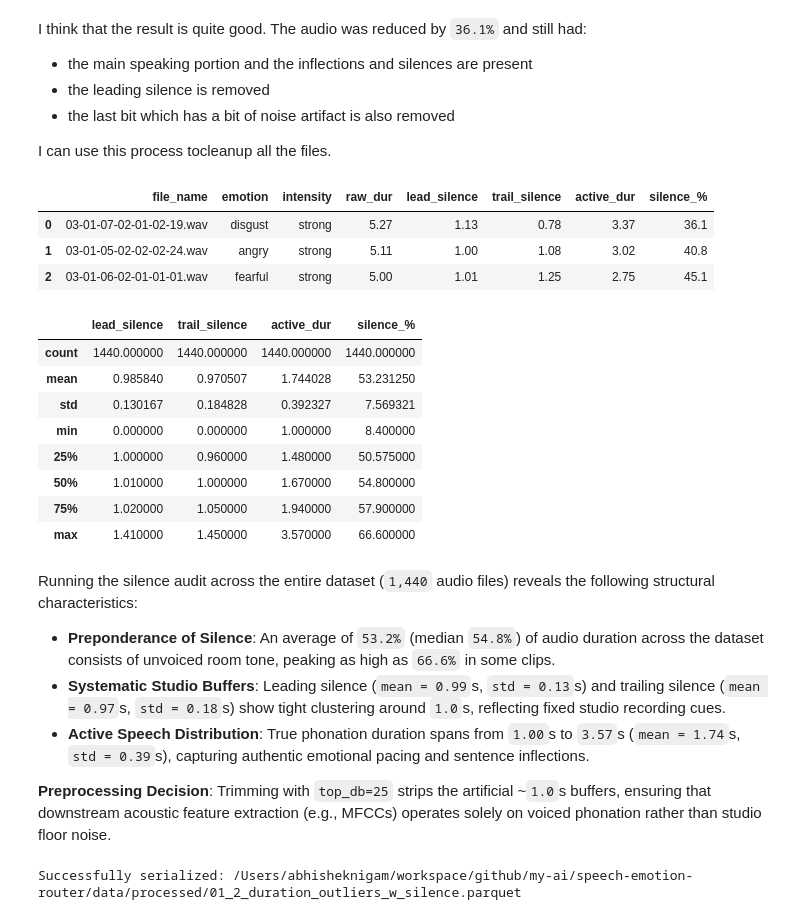
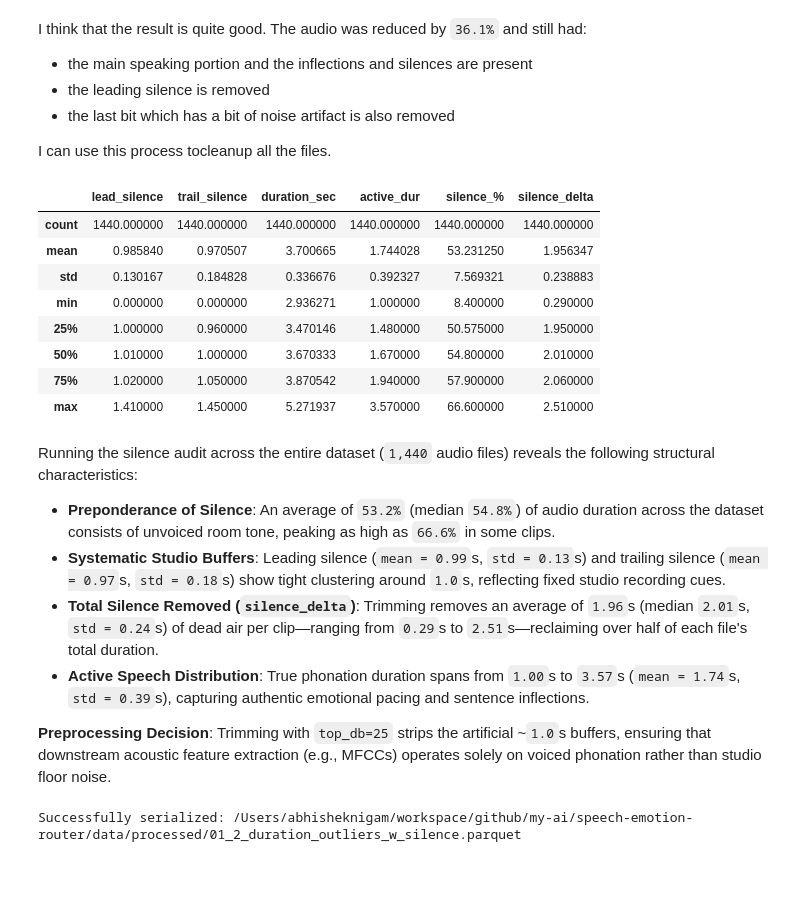
Before and after one commit to 1abhisheknigam/my-ai, a Jupyter notebook: speech-emotion-router/notebooks/01_signal_eda_features.ipynb, the cells around one changed output. Cells and saved outputs as stored; diff of their text form; code cells hidden in the pictures; blank space fills up the shorter version.

Commit message:
[SER] 01_eda: Add silence_delta to results

```diff
--- a/speech-emotion-router/notebooks/01_signal_eda_features.ipynb
+++ b/speech-emotion-router/notebooks/01_signal_eda_features.ipynb
@@ -424,15 +424,14 @@ I think that the result is quite good. The audio was reduced by `36.1%` and stil
 
 I can use this process tocleanup all the files.
 # %%
-#  First evaluate all the files
+#  build df_silence_audit with all metadata + audit columns
 results = []
 for _, row in outliers_high.iterrows():
     res = spot_check_silence(row["file_path"], top_db=25)
-    results.append(
+
+    record = row.to_dict()
+    record.update(
         {
-            "file_name": row["file_name"],
-            "emotion": row["emotion"],
-            "intensity": row["intensity"],
             "raw_dur": round(res["raw_dur"], 2),
             "lead_silence": round(res["lead_silence"], 2),
             "trail_silence": round(res["trail_silence"], 2),
@@ -440,31 +439,33 @@ for _, row in outliers_high.iterrows():
             "silence_%": round(res["silence_ratio"], 1),
         }
     )
+    results.append(record)
 
 df_silence_audit = pd.DataFrame(results)
-df_silence_audit.head(3)
+
+#  Find the "active_delta" i.e how much is the diff
+df_silence_audit["silence_delta"] = (
+    df_silence_audit["duration_sec"] - df_silence_audit["active_dur"]
+).round(2)
-# %% [output]
-|  | file_name | emotion | intensity | raw_dur | lead_silence | trail_silence | active_dur | silence_% |
-| 0 | 03-01-07-02-01-02-19.wav | disgust | strong | 5.27 | 1.13 | 0.78 | 3.37 | 36.1 |
-| 1 | 03-01-05-02-02-02-24.wav | angry | strong | 5.11 | 1.00 | 1.08 | 3.02 | 40.8 |
-| 2 | 03-01-06-02-01-01-01.wav | fearful | strong | 5.00 | 1.01 | 1.25 | 2.75 | 45.1 |
 # %%
-df_silence_audit[['lead_silence', 'trail_silence', 'active_dur', 'silence_%']].describe()
+df_silence_audit[['lead_silence', 'trail_silence', 'duration_sec', 'active_dur'
+                  , 'silence_%', 'silence_delta']].describe()
 # %% [output]
-|  | lead_silence | trail_silence | active_dur | silence_% |
-| count | 1440.000000 | 1440.000000 | 1440.000000 | 1440.000000 |
-| mean | 0.985840 | 0.970507 | 1.744028 | 53.231250 |
-| std | 0.130167 | 0.184828 | 0.392327 | 7.569321 |
-| min | 0.000000 | 0.000000 | 1.000000 | 8.400000 |
-| 25% | 1.000000 | 0.960000 | 1.480000 | 50.575000 |
-| 50% | 1.010000 | 1.000000 | 1.670000 | 54.800000 |
-| 75% | 1.020000 | 1.050000 | 1.940000 | 57.900000 |
-| max | 1.410000 | 1.450000 | 3.570000 | 66.600000 |
+|  | lead_silence | trail_silence | duration_sec | active_dur | silence_% | silence_delta |
+| count | 1440.000000 | 1440.000000 | 1440.000000 | 1440.000000 | 1440.000000 | 1440.000000 |
+| mean | 0.985840 | 0.970507 | 3.700665 | 1.744028 | 53.231250 | 1.956347 |
+| std | 0.130167 | 0.184828 | 0.336676 | 0.392327 | 7.569321 | 0.238883 |
+| min | 0.000000 | 0.000000 | 2.936271 | 1.000000 | 8.400000 | 0.290000 |
+| 25% | 1.000000 | 0.960000 | 3.470146 | 1.480000 | 50.575000 | 1.950000 |
+| 50% | 1.010000 | 1.000000 | 3.670333 | 1.670000 | 54.800000 | 2.010000 |
+| 75% | 1.020000 | 1.050000 | 3.870542 | 1.940000 | 57.900000 | 2.060000 |
+| max | 1.410000 | 1.450000 | 5.271937 | 3.570000 | 66.600000 | 2.510000 |
 # %% [markdown]
 Running the silence audit across the entire dataset (`1,440` audio files) reveals the following structural characteristics:
 
 - **Preponderance of Silence**: An average of `53.2%` (median `54.8%`) of audio duration across the dataset consists of unvoiced room tone, peaking as high as `66.6%` in some clips.
 - **Systematic Studio Buffers**: Leading silence (`mean = 0.99`s, `std = 0.13`s) and trailing silence (`mean = 0.97`s, `std = 0.18`s) show tight clustering around `1.0`s, reflecting fixed studio recording cues.
+- **Total Silence Removed (`silence_delta`)**: Trimming removes an average of `1.96`s (median `2.01`s, `std = 0.24`s) of dead air per clip—ranging from `0.29`s to `2.51`s—reclaiming over half of each file's total duration.
 - **Active Speech Distribution**: True phonation duration spans from `1.00`s to `3.57`s (`mean = 1.74`s, `std = 0.39`s), capturing authentic emotional pacing and sentence inflections.
 
 **Preprocessing Decision**: Trimming with `top_db=25` strips the artificial ~`1.0`s buffers, ensuring that downstream acoustic feature extraction (e.g., MFCCs) operates solely on voiced phonation rather than studio floor noise.
```
Also changed, not shown: 1 other file.
